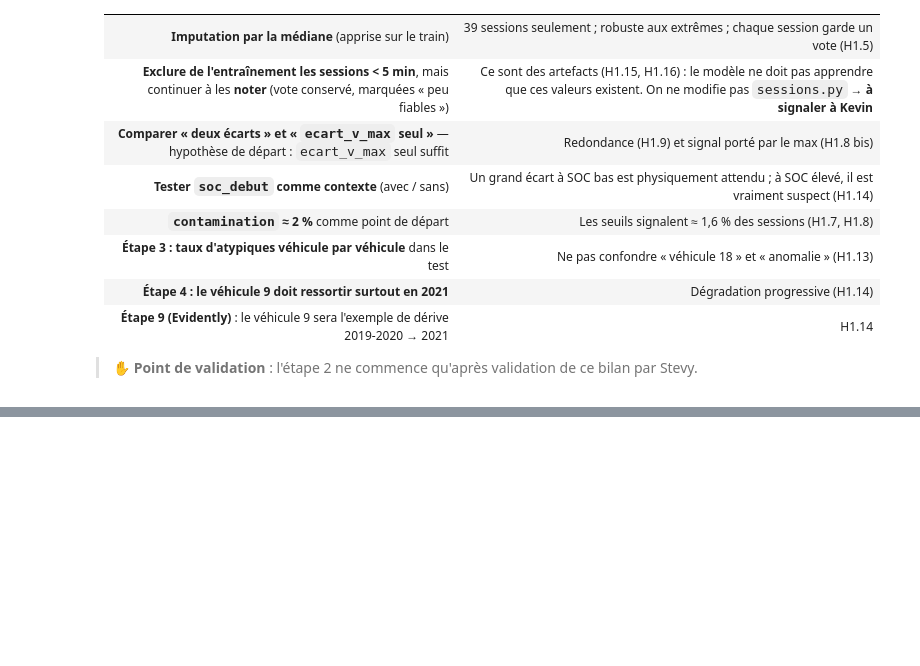
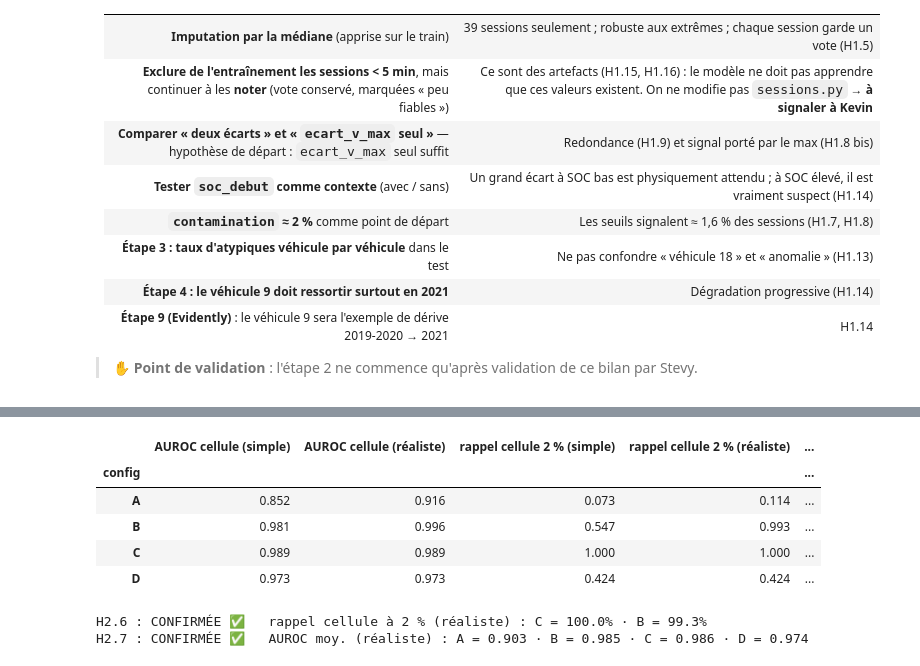
Before and after one commit to AMij0101982872/DETECTION-ANOMALIE-BATTERIE, a Jupyter notebook: notebooks/04_modele3_isolation_forest.ipynb, the cells around one changed output, grey strips where cells are left out. Cells and saved outputs as stored; diff of their text form; code cells hidden in the pictures; blank space fills up the shorter version.

```diff
--- a/notebooks/04_modele3_isolation_forest.ipynb
+++ b/notebooks/04_modele3_isolation_forest.ipynb
@@ -598,0 +872,17 @@ print(f"{sum(bilan.values())} / {len(bilan)} hypothèses confirmées")
+# %%
+# Calibrage sur le véhicule 9 : cellule saine (2019) vs dégradée (2021, > 60 mV)
+v9_sain = v9[v9["debut"].dt.year == 2019]
+v9_degrade = v9[(v9["debut"].dt.year == 2021) & v9["haute"]]
+delta = v9_degrade[["ecart_v_moyen", "ecart_v_max"]].median() - v9_sain[["ecart_v_moyen", "ecart_v_max"]].median()
+ratio = delta["ecart_v_moyen"] / delta["ecart_v_max"]
+
+display(pd.DataFrame({"2019 (sain)": v9_sain[["ecart_v_moyen", "ecart_v_max"]].median(),
+                      "2021 > 60 mV (dégradé)": v9_degrade[["ecart_v_moyen", "ecart_v_max"]].median(),
+                      "hausse": delta}).round(4))
+print(f"{len(v9_sain)} sessions saines · {len(v9_degrade)} sessions dégradées")
+
+# Pour comparaison : pente de la régression moyen ~ max sur toutes les sessions (variation normale)
+pente = np.polyfit(Xv["ecart_v_max"], Xv["ecart_v_moyen"], 1)[0]
+print(f"Ratio véhicule 9 = {ratio:.2f}   ·   pente moyen ~ max (toutes sessions) = {pente:.2f}")
+
+verifier("H2.8", 0.2 <= ratio <= 0.8, f"ratio = {ratio:.2f} → injection : max + 60 mV, moyen + {ratio * 60:.0f} mV")
@@ -598,0 +896,47 @@ print(f"{sum(bilan.values())} / {len(bilan)} hypothèses confirmées")
+# %%
+def injecter_cellule_realiste(df):
+    out = df.copy()
+    out["ecart_v_max"] = out["ecart_v_max"] + 0.060
+    out["ecart_v_moyen"] = out["ecart_v_moyen"] + ratio * 0.060
+    return out
+
+injectees_simples = injectees
+injectees = {"surchauffe": injectees_simples["surchauffe"], "cellule": injecter_cellule_realiste(base)}
+# Contrôle : la cohérence moyen ≤ max est conservée
+assert (injectees["cellule"]["ecart_v_moyen"] <= injectees["cellule"]["ecart_v_max"]).all()
+
+lignes = []
+for nom, colonnes in CONFIGS.items():
+    for graine in GRAINES:
+        lignes.append({"config": nom, "graine": graine, **evaluer(colonnes, graine, train_fiable)})
+resultats_realistes = pd.DataFrame(lignes)
+resultats_realistes["auroc_moy"] = resultats_realistes[["auroc_surchauffe", "auroc_cellule"]].mean(axis=1)
+tableau_realiste = resultats_realistes.groupby("config").mean(numeric_only=True)
+
+comparaison_injection = pd.DataFrame({
+    "AUROC cellule (simple)": tableau["auroc_cellule"],
+    "AUROC cellule (réaliste)": tableau_realiste["auroc_cellule"],
+    "rappel cellule 2 % (simple)": tableau["rappel_cellule_2%"],
+    "rappel cellule 2 % (réaliste)": tableau_realiste["rappel_cellule_2%"],
+    "AUROC moy. (réaliste)": tableau_realiste["auroc_moy"],
+})
+display(comparaison_injection.round(3))
+# %% [output]
+|  | AUROC cellule (simple) | AUROC cellule (réaliste) | rappel cellule 2 % (simple) | rappel cellule 2 % (réaliste) | ... |
+| config |  |  |  |  | ... |
+| A | 0.852 | 0.916 | 0.073 | 0.114 | ... |
+| B | 0.981 | 0.996 | 0.547 | 0.993 | ... |
+| C | 0.989 | 0.989 | 1.000 | 1.000 | ... |
+| D | 0.973 | 0.973 | 0.424 | 0.424 | ... |
+# %%
+# H2.6 — C face à B avec une panne réaliste
+r_c, r_b = tableau_realiste.loc["C", "rappel_cellule_2%"], tableau_realiste.loc["B", "rappel_cellule_2%"]
+verifier("H2.6", r_c >= r_b - 0.05, f"rappel cellule à 2 % (réaliste) : C = {r_c:.1%} · B = {r_b:.1%}")
+
+# H2.7 — C devant A et D
+a = tableau_realiste["auroc_moy"]
+verifier("H2.7", a["C"] > a["A"] and a["C"] > a["D"],
+         f"AUROC moy. (réaliste) : A = {a['A']:.3f} · B = {a['B']:.3f} · C = {a['C']:.3f} · D = {a['D']:.3f}")
+# %% [output]
+H2.6 : CONFIRMÉE ✅   rappel cellule à 2 % (réaliste) : C = 100.0% · B = 99.3%
+H2.7 : CONFIRMÉE ✅   AUROC moy. (réaliste) : A = 0.903 · B = 0.985 · C = 0.986 · D = 0.974
```
Also changed, not shown: parts of 12 cells of this notebook, 1 other file.
